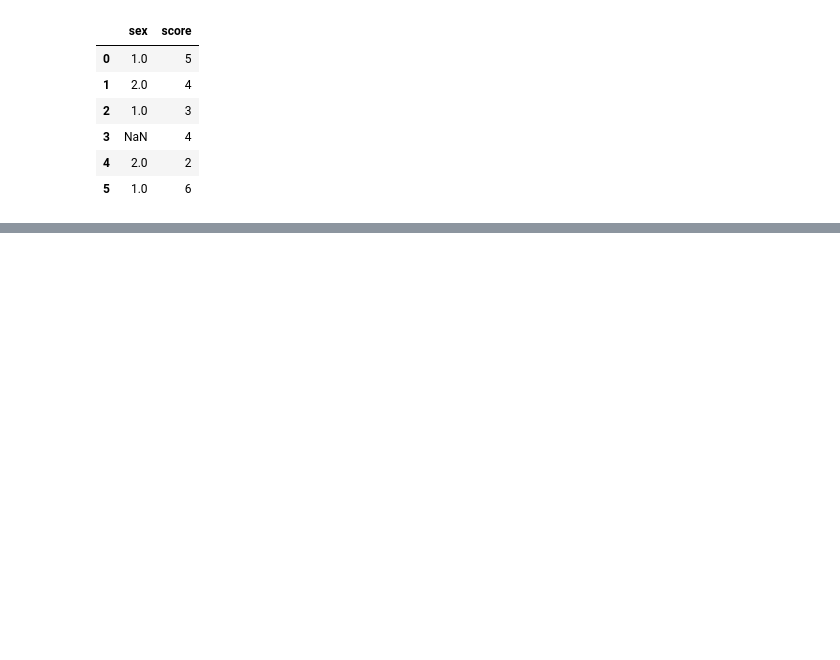
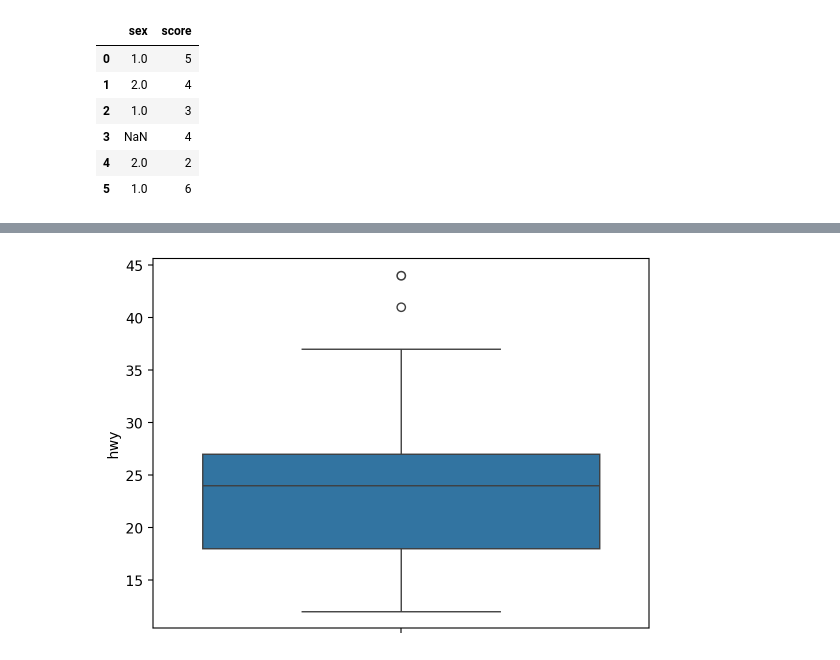
Before and after one commit to yesung05/2025-1-myclass-BDA, a Jupyter notebook: inclass/09w_A_mon_0512_easy_ch7.ipynb, the cells around one changed output, grey strips where cells are left out. Cells and saved outputs as stored; diff of their text form; code cells hidden in the pictures; blank space fills up the shorter version.

```diff
--- a/inclass/09w_A_mon_0512_easy_ch7.ipynb
+++ b/inclass/09w_A_mon_0512_easy_ch7.ipynb
@@ -410,0 +540,3 @@ df
+# %%
+mpg = pd.read_csv("data/mpg.csv")
+mpg.sample(3)
@@ -410,0 +611,4 @@ df
+# %%
+sns.boxplot(data = mpg, y='hwy');
+# %% [output]
+[figure, added]
```
Also changed, not shown: parts of 57 cells of this notebook.
